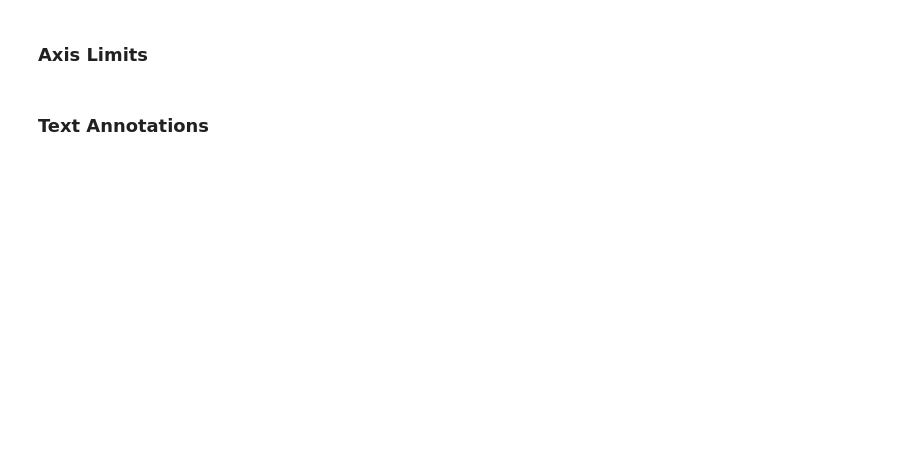
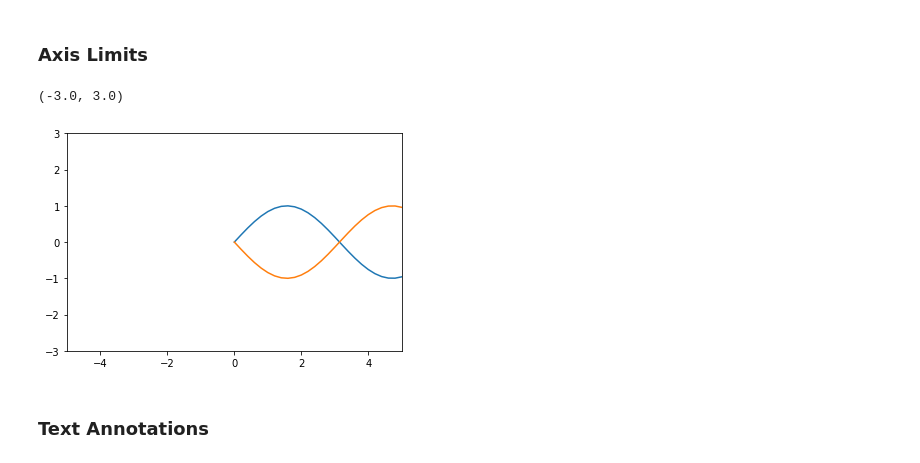
Before and after one commit to AJueling/python_climate_physics, a Jupyter notebook: 2c_advanced_Matplotlib.ipynb, the cells around one changed output. Saved outputs shown, nothing was run; the diff lists cells and outputs as text; code cells hidden in the pictures; blank space fills up the shorter version.

```diff
--- a/2c_advanced_Matplotlib.ipynb
+++ b/2c_advanced_Matplotlib.ipynb
@@ -162,9 +169,14 @@ ax.grid(which='major', linewidth=2)
 ### Axis Limits
 # %%
 fig, ax = plt.subplots()
-ax.plot(x, y, x, z)
-ax.set_xlim(-5, 5)
+ax.plot(x, y)
+ax.plot(x, -y)
+# ax.set_xlim(-5, 5)
+plt.xlim((-5,5))
 ax.set_ylim(-3, 3)
+# %% [output]
+(-3.0, 3.0)
+[figure, added]
 # %% [markdown]
 ### Text Annotations
 # %%
```
Also changed, not shown: parts of 14 cells of this notebook, 3 other files.
